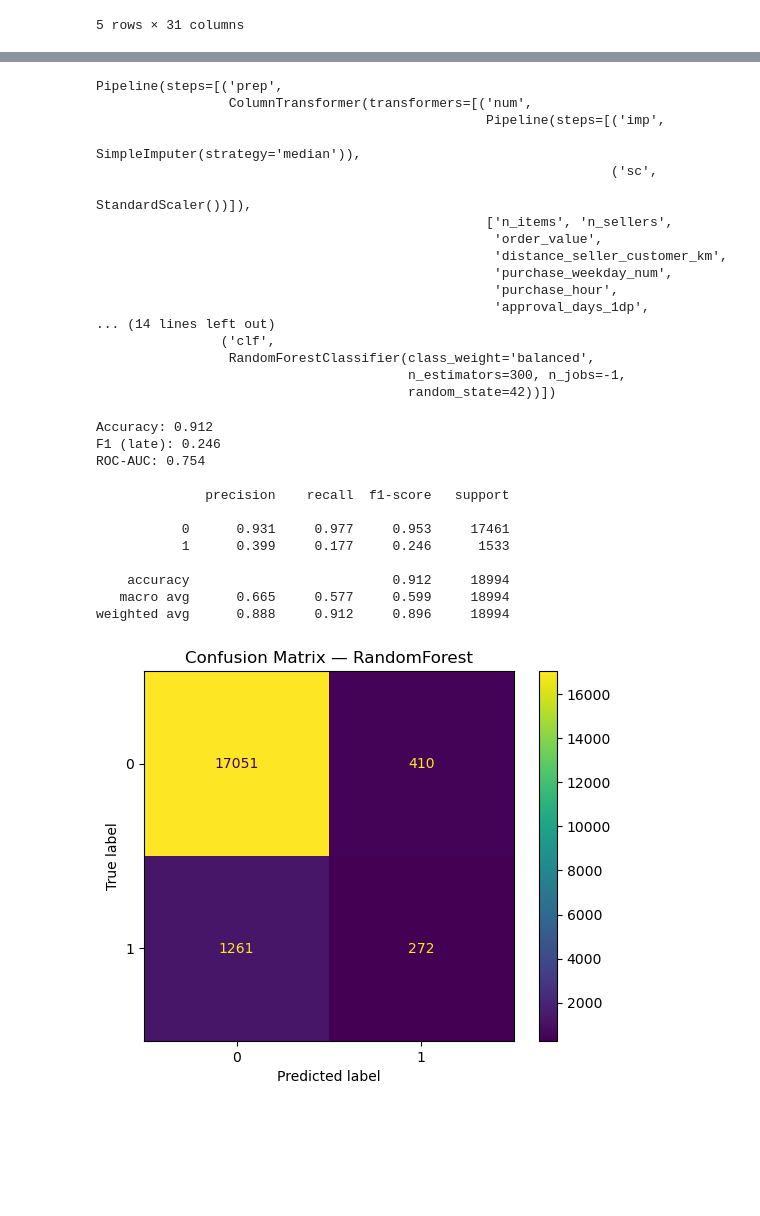
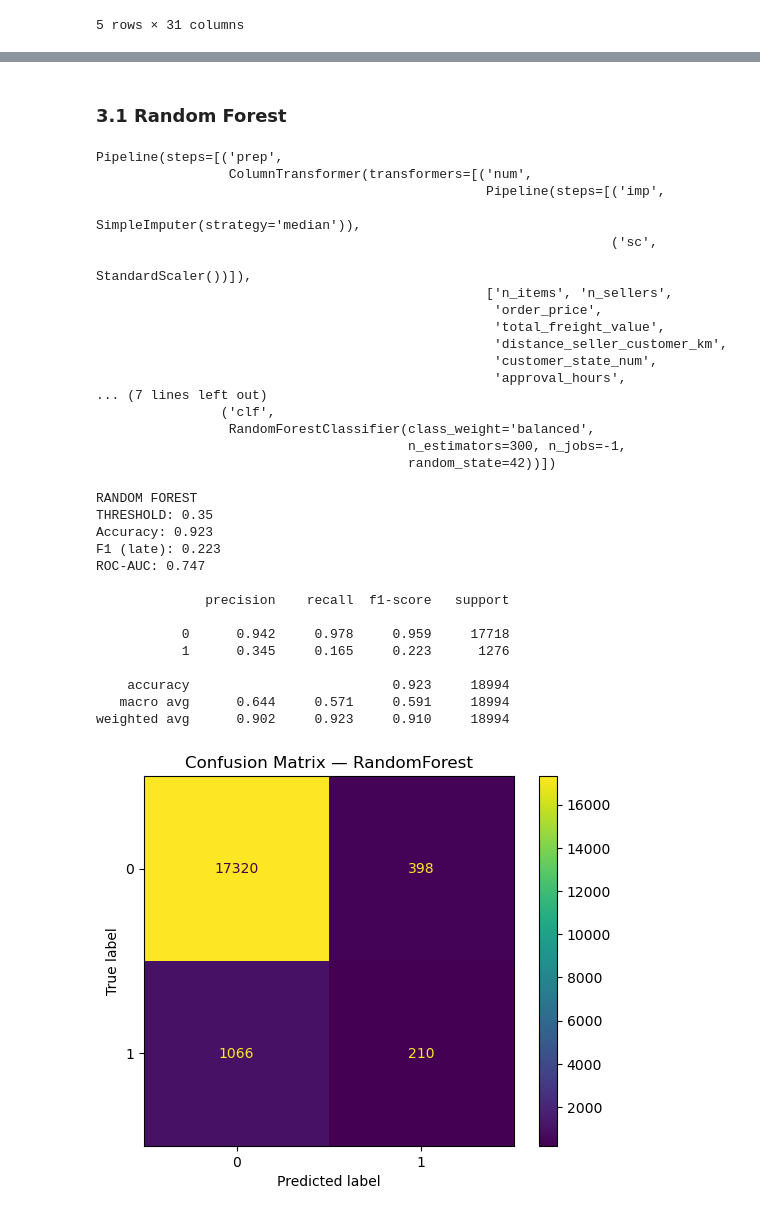
Before and after one commit to AnnaNeff/DI-final-project, a Jupyter notebook: project.ipynb, the cells around one changed output, grey strips where cells are left out. Cells and saved outputs as stored; diff of their text form; code cells hidden in the pictures; blank space fills up the shorter version.

```diff
--- a/project.ipynb
+++ b/project.ipynb
@@ -691,21 +827,17 @@ Test late share: 0.081
+# %% [markdown]
+### 3.1 Random Forest
 # %%
-
-# Numeric preprocessing: median imputation + scaling (scaling RF not required but ok)
+# --- Preprocessing for numeric features ---
 num_pipe = Pipeline([
     ("imp", SimpleImputer(strategy="median")),
     ("sc",  StandardScaler())
 ])
 
-cat_pipe = Pipeline([
-    ("imp", SimpleImputer(strategy="most_frequent")),
-    ("ohe", OneHotEncoder(handle_unknown='ignore'))
-])
-
-preprocess = ColumnTransformer([
-    ("num", num_pipe, num_features),
-    ("cat", cat_pipe, cat_features)
+preprocess_rf = ColumnTransformer([
+    ("num", num_pipe, num_features)
 ], remainder="drop")
 
+# --- RandomForest model ---
 rf = RandomForestClassifier(
     n_estimators=300,
     class_weight="balanced",
@@ -713,12 +845,13 @@ rf = RandomForestClassifier(
     n_jobs=-1
 )
 
-pipe = Pipeline([
-    ("prep", preprocess),
+pipe_rf = Pipeline([
+    ("prep", preprocess_rf),
     ("clf",  rf)
 ])
 
-pipe.fit(X_train, y_train)
+# Fit model on oversampled train
+pipe_rf.fit(X_train_bal, y_train_bal)
 # %% [output]
 Pipeline(steps=[('prep',
                  ColumnTransformer(transformers=[('num',
@@ -727,44 +860,49 @@ Pipeline(steps=[('prep',
                                                                   ('sc',
                                                                    StandardScaler())]),
                                                   ['n_items', 'n_sellers',
-                                                   'order_value',
+                                                   'order_price',
+                                                   'total_freight_value',
                                                    'distance_seller_customer_km',
-                                                   'purchase_weekday_num',
-                                                   'purchase_hour',
-                                                   'approval_days_1dp',
-... (14 lines left out)
+                                                   'customer_state_num',
+                                                   'approval_hours',
+... (7 lines left out)
                 ('clf',
                  RandomForestClassifier(class_weight='balanced',
                                         n_estimators=300, n_jobs=-1,
                                         random_state=42))])
 # %%
-# --- Test metrics: Accuracy, F1, ROC-AUC ---
-proba = pipe.predict_proba(X_test)[:, 1]           # P(late=1)
-thr = 0.3
-pred = (proba >= thr).astype(int)
+# --- Test metrics for RandomForest ---
+proba_rf = pipe_rf.predict_proba(X_test)[:, 1]   # P(late=1)
 
-print("Accuracy:", round(accuracy_score(y_test, pred), 3))
-print("F1 (late):", round(f1_score(y_test, pred), 3))
-print("ROC-AUC:", round(roc_auc_score(y_test, proba), 3))
+thr = 0.35
+pred_rf = (proba_rf >= thr).astype(int)
+
+print("RANDOM FOREST")
+print("THRESHOLD:", thr)
+print("Accuracy:", round(accuracy_score(y_test, pred_rf), 3))
+print("F1 (late):", round(f1_score(y_test, pred_rf), 3))
+print("ROC-AUC:", round(roc_auc_score(y_test, proba_rf), 3))
 print()
-print(classification_report(y_test, pred, digits=3))
+print(classification_report(y_test, pred_rf, digits=3))
 # %% [output]
-Accuracy: 0.912
-F1 (late): 0.246
-ROC-AUC: 0.754
+RANDOM FOREST
+THRESHOLD: 0.35
+Accuracy: 0.923
+F1 (late): 0.223
+ROC-AUC: 0.747
 
               precision    recall  f1-score   support
 
-           0      0.931     0.977     0.953     17461
-           1      0.399     0.177     0.246      1533
+           0      0.942     0.978     0.959     17718
+           1      0.345     0.165     0.223      1276
 
-    accuracy                          0.912     18994
-   macro avg      0.665     0.577     0.599     18994
-weighted avg      0.888     0.912     0.896     18994
+    accuracy                          0.923     18994
+   macro avg      0.644     0.571     0.591     18994
+weighted avg      0.902     0.923     0.910     18994
 # %%
-
-ConfusionMatrixDisplay.from_predictions(y_test, pred)
+# --- Confusion Matrix for RandomForest ---
+ConfusionMatrixDisplay.from_predictions(y_test, pred_rf)
 plt.title("Confusion Matrix — RandomForest")
 plt.show()
 # %% [output]
-[figure, old version]
+[figure, new version]
```
Also changed, not shown: parts of 22 cells of this notebook.
